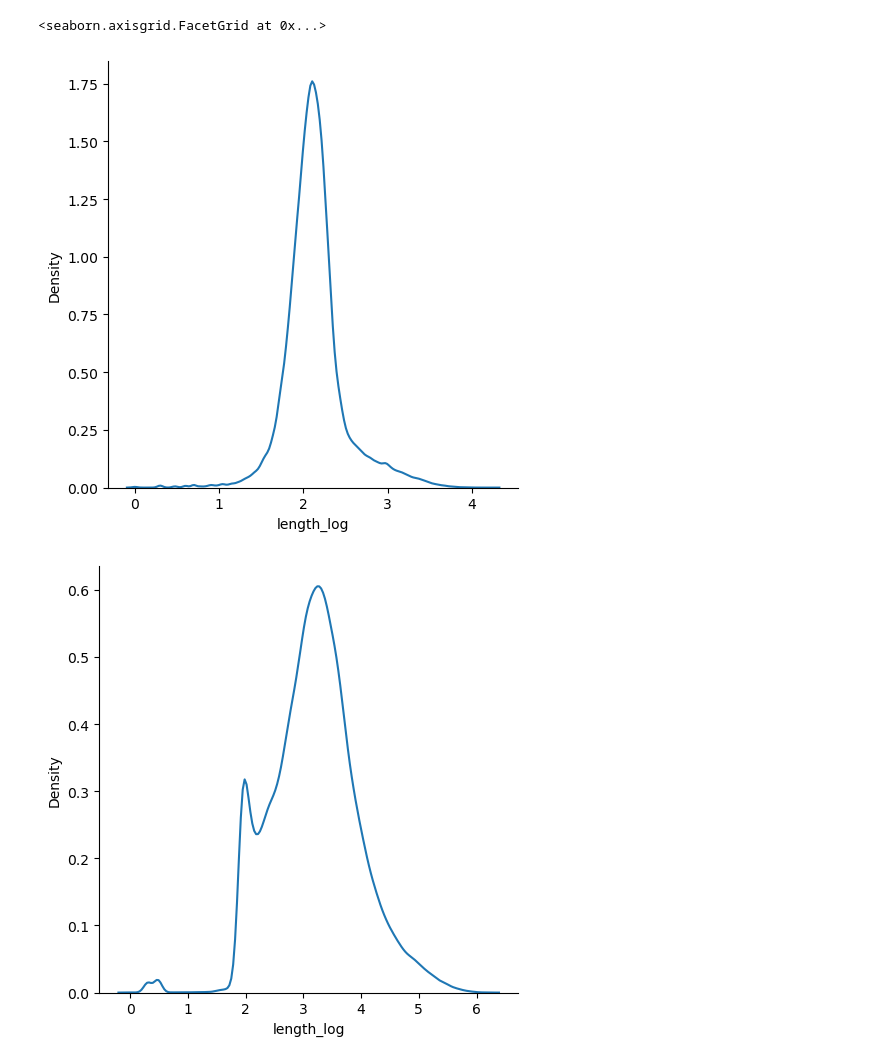
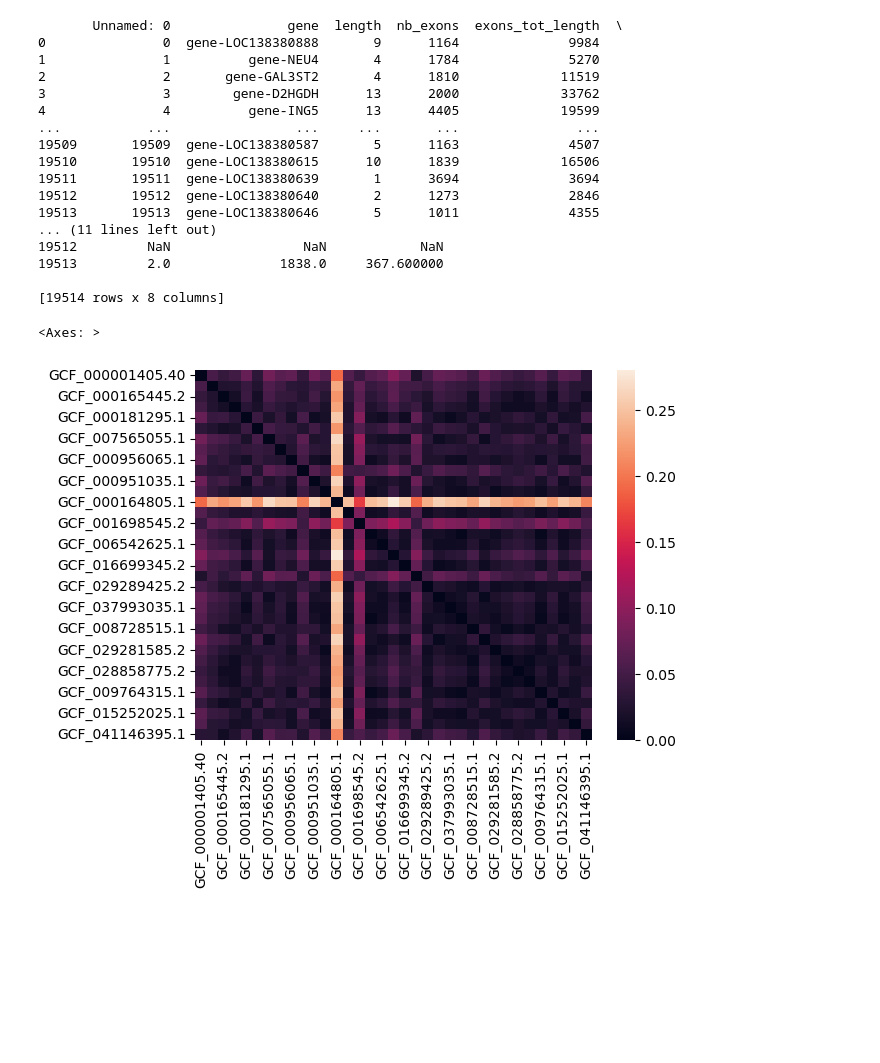
Before and after one commit to RoseCollot/Stage_CSTB_2025, a Jupyter notebook: code/notebook_graphs.ipynb, the cells around one changed output. Cells and saved outputs as stored; diff of their text form; code cells hidden in the pictures; blank space fills up the shorter version.

Commit message:
"ajout heatmap et futures colonnes pour table"

```diff
--- a/code/notebook_graphs.ipynb
+++ b/code/notebook_graphs.ipynb
@@ -41,15 +65,0 @@ KeyboardInterrupt:
-# %%
-#for one genome
-path_dir= '/home/collot/stage/collot/output_dataframes/GCF_000164805.1'
-for files in path_dir :
-    df = pd.read_csv(os.path.join(path_dir,'df'))
-    df_exons = pd.read_csv(os.path.join(path_dir,'df_exons'))
-    df_introns = pd.read_csv(os.path.join(path_dir,'df_introns'))
-    df_stats = pd.read_csv(os.path.join(path_dir,'df_stats'))
-# %%
-path_dir= '/home/collot/stage/collot/output_dataframes/GCF_000165445.2'
-for files in path_dir :
-    df1 = pd.read_csv(os.path.join(path_dir,'df'))
-    df_exons1 = pd.read_csv(os.path.join(path_dir,'df_exons'))
-    df_introns1 = pd.read_csv(os.path.join(path_dir,'df_introns'))
-    df_stats1 = pd.read_csv(os.path.join(path_dir,'df_stats'))
@@ -76,7 +65,0 @@ print(df_stats)
-# %%
-#ks score heatmap
-#ratio intron /gene ?
-#calculate scrire for each in loop
-data1 =
-data2 =
-ks_score = scipy.ks_2samp(data1, data2)
@@ -97,9 +66,43 @@ sns.displot(data=df_stats['ratio_introns'], kind = 'kde', bw_adjust=1)
-# %%
-df_exons['length_log'] = np.log10(df_exons['length'])
-df_introns['length_log'] = np.log10(df_introns['length'])
-sns.displot(data=df_exons['length_log'], kind = 'kde')
-sns.displot(data=df_introns['length_log'], kind = 'kde')
-# %% [output]
-<seaborn.axisgrid.FacetGrid at 0x...>
-[figure, removed]
-[figure, removed]
+# %%
+def create_df (path_to_df_dir) :
+    genome_list = []
+    df=[]
+    for genome in os.scandir(path_to_df_dir) :
+        genome_list.append(genome.name)
+
+    for i in range(len(genome_list)):
+        path_dir= os.path.join(path_to_df_dir,genome_list[i])
+        df_stats_i = pd.read_csv(os.path.join(path_dir,'df_stats'))
+        row = []
+        for j in range(len(genome_list)):
+            path_dir= os.path.join(path_to_df_dir,genome_list[j])
+            df_stats_j = pd.read_csv(os.path.join(path_dir,'df_stats'))
+            ks_score = scipy.stats.ks_2samp(df_stats_i['ratio_introns'], df_stats_j['ratio_introns'],nan_policy='omit')
+            row.append(ks_score.statistic)
+        df.append(row)
+    print(df_stats_i)
+    df_ks = pd.DataFrame(df, columns=genome_list, index=genome_list)
+    return df_ks
+
+df_ks = create_df('/home/collot/stage/collot/output_dataframes')
+sns.heatmap(df_ks)
+# %% [output]
+       Unnamed: 0               gene  length  nb_exons  exons_tot_length  \
+0               0  gene-LOC138380888       9      1164              9984
+1               1          gene-NEU4       4      1784              5270
+2               2       gene-GAL3ST2       4      1810             11519
+3               3        gene-D2HGDH      13      2000             33762
+4               4          gene-ING5      13      4405             19599
+...           ...                ...     ...       ...               ...
+19509       19509  gene-LOC138380587       5      1163              4507
+19510       19510  gene-LOC138380615      10      1839             16506
+19511       19511  gene-LOC138380639       1      3694              3694
+19512       19512  gene-LOC138380640       2      1273              2846
+19513       19513  gene-LOC138380646       5      1011              4355
+... (11 lines left out)
+19512         NaN                 NaN            NaN
+19513         2.0              1838.0     367.600000
+
+[19514 rows x 8 columns]
+<Axes: >
+[figure, added]
```
Also changed, not shown: parts of 8 cells of this notebook.
